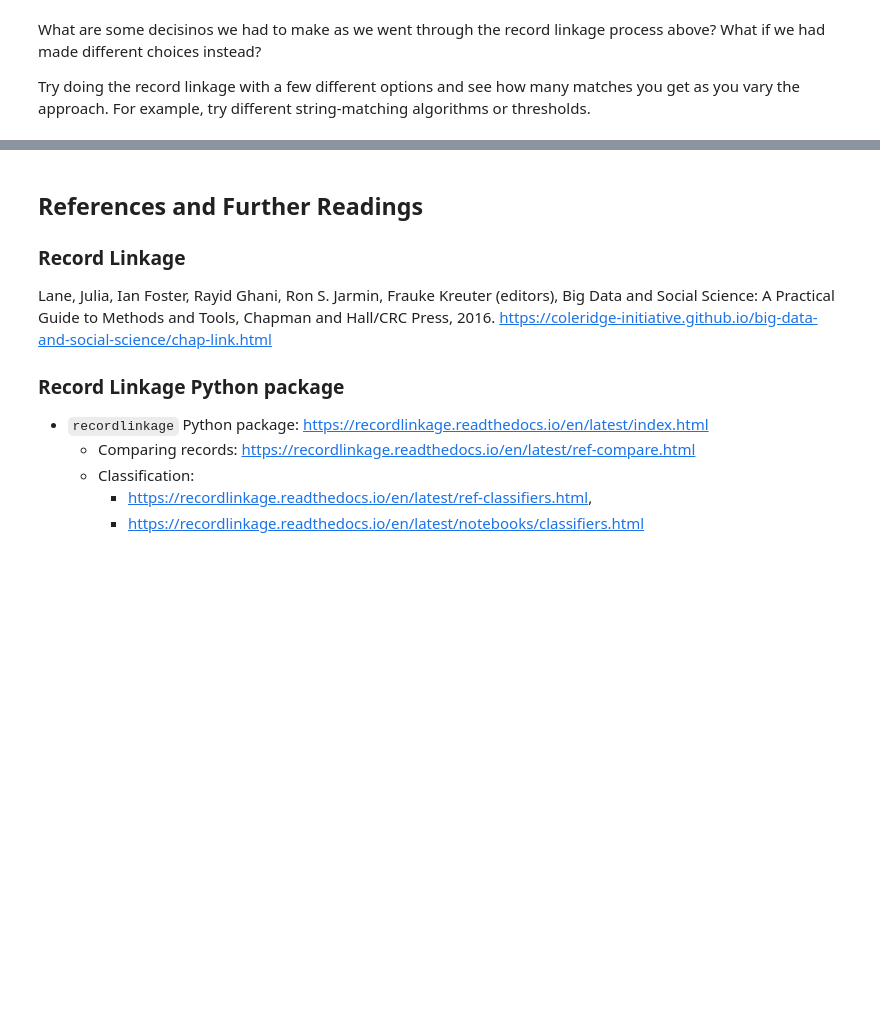
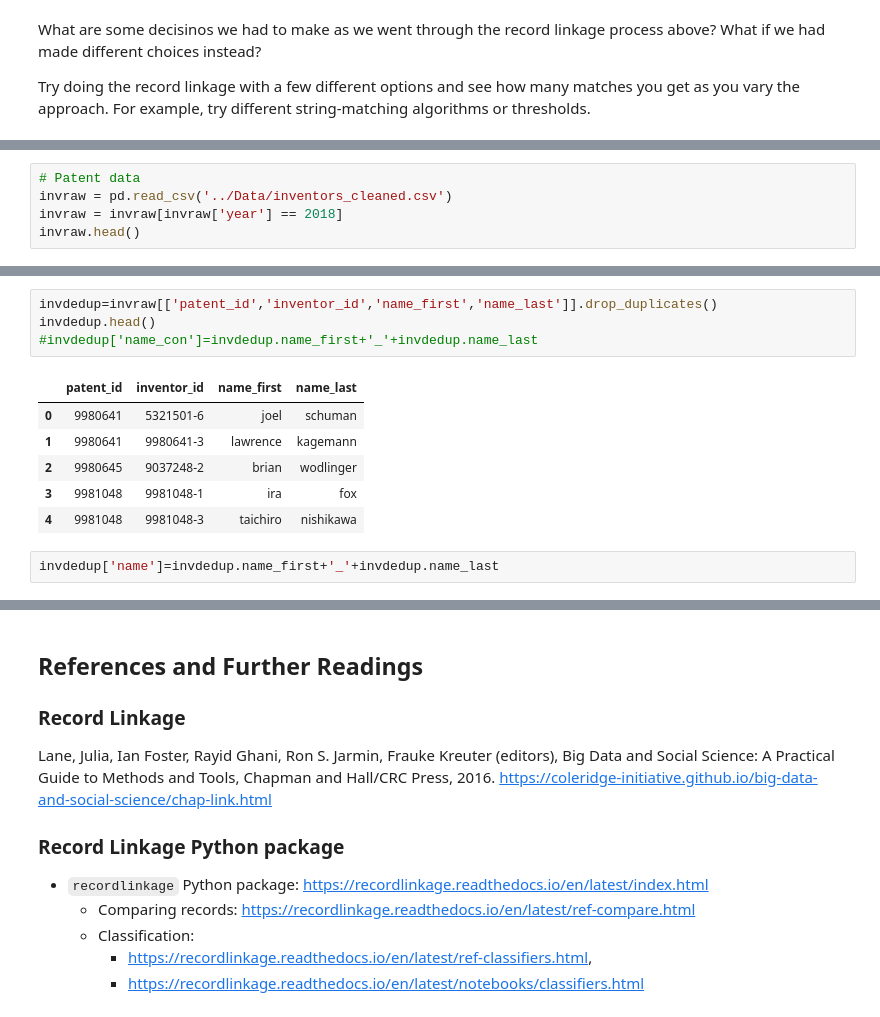
Before and after one commit to paulineliang7829/pre-doc-record-linkage, a Jupyter notebook: Notebooks/Day_2_Blocking_Edit_distance_fuzzy_matching.ipynb, the cells around one changed output, grey strips where cells are left out. Saved outputs shown, nothing was run; the diff lists cells and outputs as text; blank space fills up the shorter version.

```diff
--- a/Notebooks/Day_2_Blocking_Edit_distance_fuzzy_matching.ipynb
+++ b/Notebooks/Day_2_Blocking_Edit_distance_fuzzy_matching.ipynb
@@ -374,0 +496,5 @@ Try doing the record linkage with a few different options and see how many match
+# %%
+# Patent data
+invraw = pd.read_csv('../Data/inventors_cleaned.csv')
+invraw = invraw[invraw['year'] == 2018]
+invraw.head()
@@ -374,0 +508,13 @@ Try doing the record linkage with a few different options and see how many match
+# %%
+invdedup=invraw[['patent_id','inventor_id','name_first','name_last']].drop_duplicates()
+invdedup.head()
+#invdedup['name_con']=invdedup.name_first+'_'+invdedup.name_last
+# %% [output]
+|  | patent_id | inventor_id | name_first | name_last |
+| 0 | 9980641 | 5321501-6 | joel | schuman |
+| 1 | 9980641 | 9980641-3 | lawrence | kagemann |
+| 2 | 9980645 | 9037248-2 | brian | wodlinger |
+| 3 | 9981048 | 9981048-1 | ira | fox |
+| 4 | 9981048 | 9981048-3 | taichiro | nishikawa |
+# %%
+invdedup['name']=invdedup.name_first+'_'+invdedup.name_last
```
Also changed, not shown: parts of 21 cells of this notebook.
